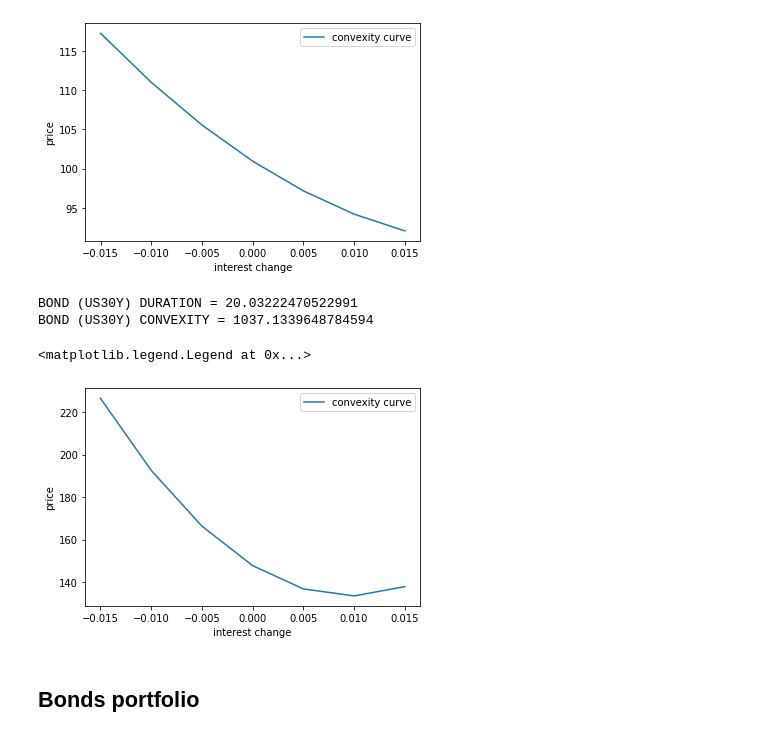
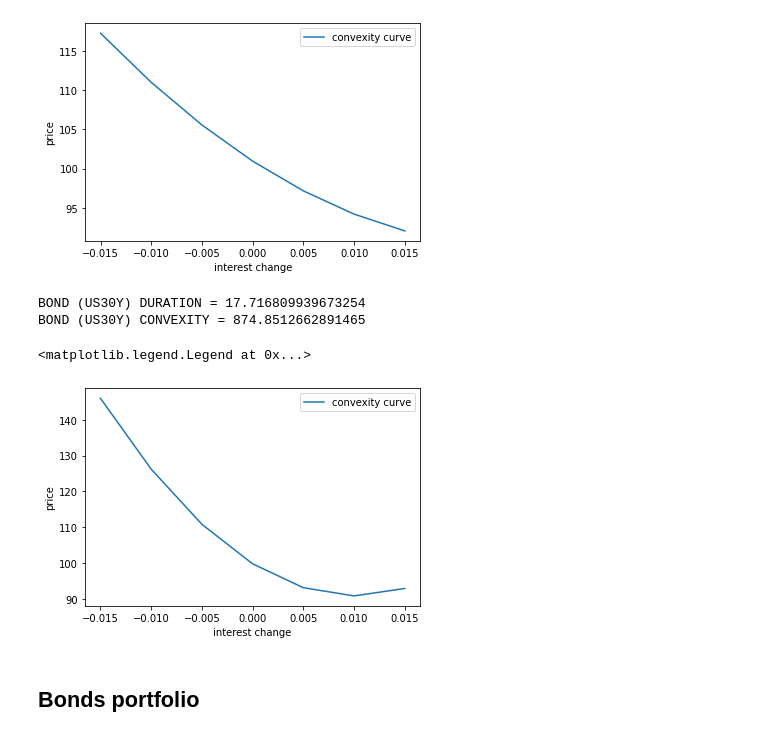
Before and after one commit to mxmws/datafin, a Jupyter notebook: Final_assigment.ipynb, the cells around one changed output. Saved outputs shown, nothing was run; the diff lists cells and outputs as text; code cells hidden in the pictures.

```diff
--- a/Final_assigment.ipynb
+++ b/Final_assigment.ipynb
@@ -509,6 +509,7 @@ prices = [99.9727, 99.9766, 100.6641, 104.3281, 105.1406 ]
 coupons = [4, 4.25, 3.875, 4.125, 4]
 periods = [2,3,5,10,30] #years to maturity
 YTM = []
+face_value = 100
 # %% [markdown]
 ### for YTM we can compute the yield with the newton method specifying the correct formula for each bond as done below
 # %%
@@ -716,13 +714,7 @@ BOND (US2Y) CONVEXITY = 9.613539354385738
 #US3Y
 face_value = 100
 
-yields = list(bonds.iloc[:,1])[-(4+16):] #take only last 4 +16 from dec (set date)
-yields.reverse()
-
-settle_yields.append(yields[0])
-
-#set day yield
-results = Duration(yields[0], coupons[1], 2, face_value, "15-12-2022", "15-12-2025", 0)
+results = Duration(YTM[0], coupons[1], 2, face_value, "15-12-2022", "15-12-2025", 0)
 duration = results[0]
 convexity = results[2]
 print("BOND (US3Y) DURATION = " + str(duration))
@@ -733,7 +725,7 @@ print("BOND (US3Y) CONVEXITY = " + str(convexity))
 interest_rate_shift = [-0.015, -0.01, -0.005, 0, 0.005, 0.01, 0.015]
 l= []
 for i in interest_rate_shift:
-    l.append(Duration(yields[0], coupons[1], 2, face_value,  "15-12-2022", "15-12-2025", i)[5])
+    l.append(Duration(YTM[0], coupons[1], 2, face_value,  "15-12-2022", "15-12-2025", i)[5])
 plt.plot(interest_rate_shift, l, label="convexity curve")
 
 plt.xlabel("interest change")
@@ -796,33 +791,28 @@ BOND (US10Y) CONVEXITY = 163.19543111717024
 # %%
 #US30Y
 face_value = 100
 
-yields = list(bonds.iloc[:,4])[-(4 + 31 + 15):]
-yields.reverse()
-settle_yields.append(yields[0])
-
-#set day yield
-results = Duration(yields[0], coupons[4], 2, face_value, "15-11-2022", "15-11-2052", 0)
+results = Duration(YTM[0], coupons[4], 2, face_value, "15-11-2022", "15-11-2052", 0)
 duration = results[0]
 convexity = results[2]
 print("BOND (US30Y) DURATION = " + str(duration))
 print("BOND (US30Y) CONVEXITY = " + str(convexity))
 
 #print how price will change with some intresets rates changes
 
 interest_rate_shift = [-0.015, -0.01, -0.005, 0, 0.005, 0.01, 0.015]
 l= []
 for i in interest_rate_shift:
-    l.append(Duration(yields[0], coupons[4], 2, face_value,  "15-11-2022", "15-11-2052", i)[5])
+    l.append(Duration(YTM[0], coupons[4], 2, face_value,  "15-11-2022", "15-11-2052", i)[5])
 plt.plot(interest_rate_shift, l, label="convexity curve")
 
 plt.xlabel("interest change")
 plt.ylabel('price')
 plt.legend()
 # %% [output]
-BOND (US30Y) DURATION = 20.03222470522991
-BOND (US30Y) CONVEXITY = 1037.1339648784594
+BOND (US30Y) DURATION = 17.716809939673254
+BOND (US30Y) CONVEXITY = 874.8512662891465
 <matplotlib.legend.Legend at 0x...>
-[figure, old version]
+[figure, new version]
 # %% [markdown]
 ## Bonds portfolio
```
Also changed, not shown: parts of 19 cells of this notebook.
